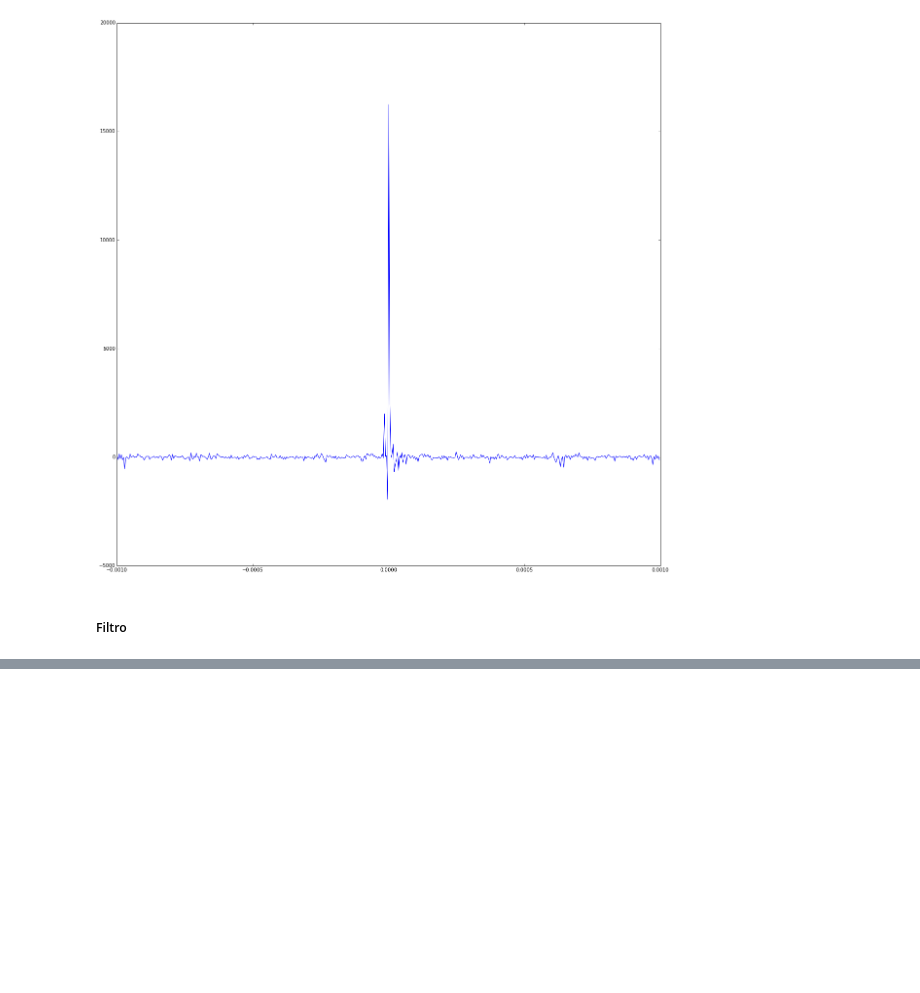
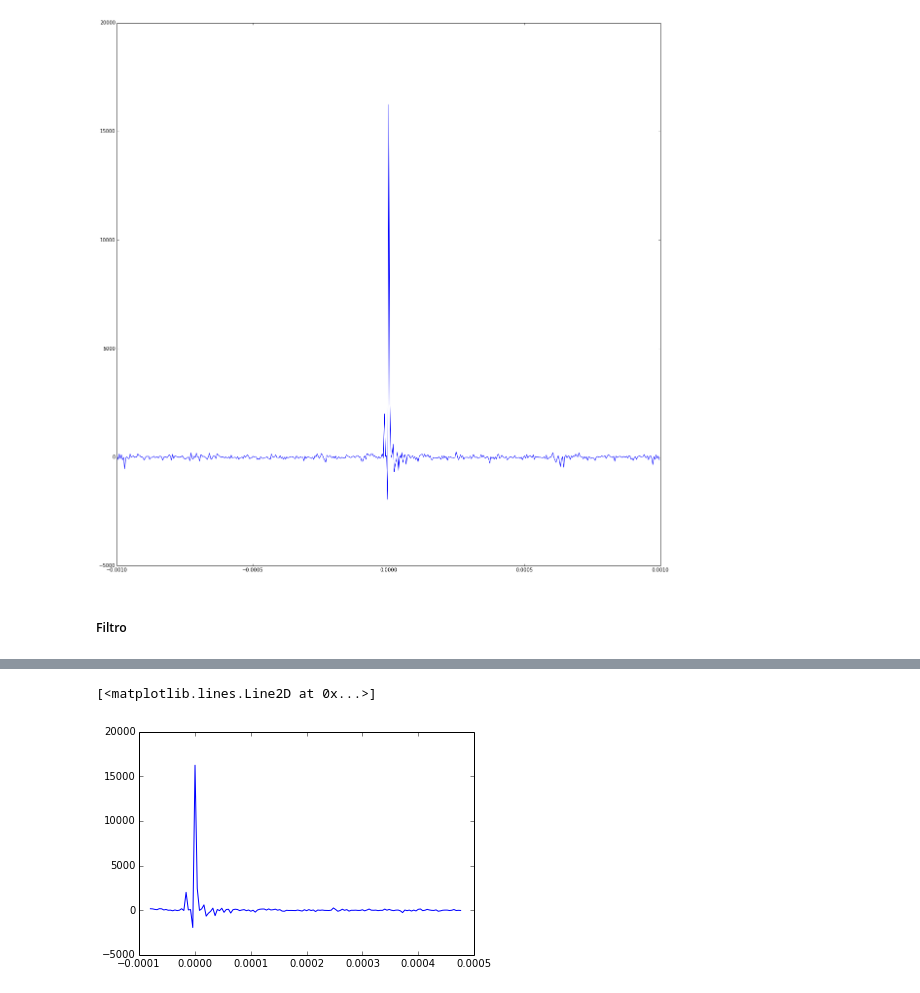
Before and after one commit to JuanDiegoArango/Circulos, a Jupyter notebook: circulos.ipynb, the cells around one changed output, grey strips where cells are left out. Cells and saved outputs as stored; diff of their text form; code cells hidden in the pictures; blank space fills up the shorter version.

```diff
--- a/circulos.ipynb
+++ b/circulos.ipynb
@@ -86,0 +87,7 @@ plot(f)
+# %%
+d=a[230:370]
+f=frecuencia[230:370]
+plot(f,d)
+# %% [output]
+[<matplotlib.lines.Line2D at 0x...>]
+[figure, added]
```
Also changed, not shown: parts of 3 cells of this notebook.
